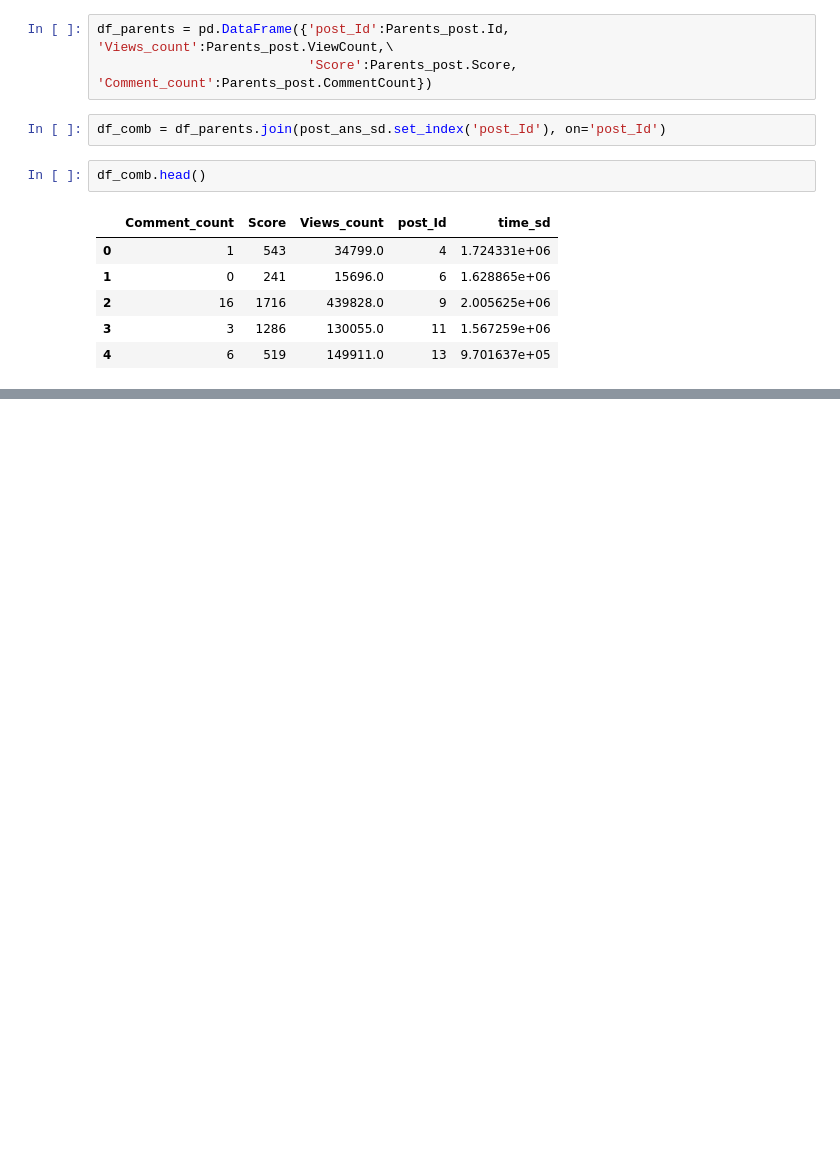
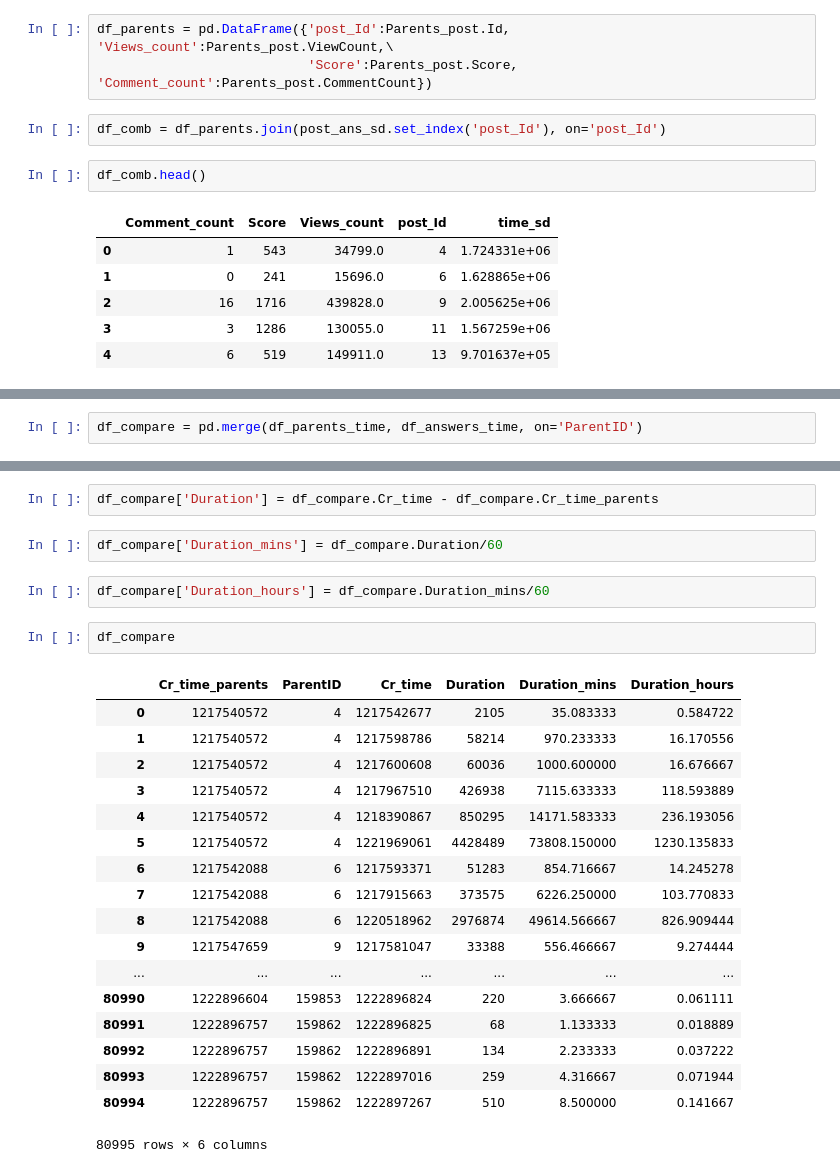
Before and after one commit to MaksimDan/160-Stackoverflow, a Jupyter notebook: source/eda/eda.ipynb, the cells around one changed output, grey strips where cells are left out. Cells and saved outputs as stored; diff of their text form; blank space fills up the shorter version.

```diff
--- a/source/eda/eda.ipynb
+++ b/source/eda/eda.ipynb
@@ -168,0 +274,2 @@ plt.scatter(df_comb.time_sd, df_comb.Views_count)
+# %%
+df_compare = pd.merge(df_parents_time, df_answers_time, on='ParentID')
@@ -168,0 +285,27 @@ plt.scatter(df_comb.time_sd, df_comb.Views_count)
+# %%
+df_compare['Duration'] = df_compare.Cr_time - df_compare.Cr_time_parents
+# %%
+df_compare['Duration_mins'] = df_compare.Duration/60
+# %%
+df_compare['Duration_hours'] = df_compare.Duration_mins/60
+# %%
+df_compare
+# %% [output]
+|  | Cr_time_parents | ParentID | Cr_time | Duration | Duration_mins | Duration_hours |
+| 0 | 1217540572 | 4 | 1217542677 | 2105 | 35.083333 | 0.584722 |
+| 1 | 1217540572 | 4 | 1217598786 | 58214 | 970.233333 | 16.170556 |
+| 2 | 1217540572 | 4 | 1217600608 | 60036 | 1000.600000 | 16.676667 |
+| 3 | 1217540572 | 4 | 1217967510 | 426938 | 7115.633333 | 118.593889 |
+| 4 | 1217540572 | 4 | 1218390867 | 850295 | 14171.583333 | 236.193056 |
+| 5 | 1217540572 | 4 | 1221969061 | 4428489 | 73808.150000 | 1230.135833 |
+| 6 | 1217542088 | 6 | 1217593371 | 51283 | 854.716667 | 14.245278 |
+| 7 | 1217542088 | 6 | 1217915663 | 373575 | 6226.250000 | 103.770833 |
+| 8 | 1217542088 | 6 | 1220518962 | 2976874 | 49614.566667 | 826.909444 |
+| 9 | 1217547659 | 9 | 1217581047 | 33388 | 556.466667 | 9.274444 |
+| ... | ... | ... | ... | ... | ... | ... |
+| 80990 | 1222896604 | 159853 | 1222896824 | 220 | 3.666667 | 0.061111 |
+| 80991 | 1222896757 | 159862 | 1222896825 | 68 | 1.133333 | 0.018889 |
+| 80992 | 1222896757 | 159862 | 1222896891 | 134 | 2.233333 | 0.037222 |
+| 80993 | 1222896757 | 159862 | 1222897016 | 259 | 4.316667 | 0.071944 |
+| 80994 | 1222896757 | 159862 | 1222897267 | 510 | 8.500000 | 0.141667 |
+80995 rows × 6 columns
```
Also changed, not shown: parts of 24 cells of this notebook.
